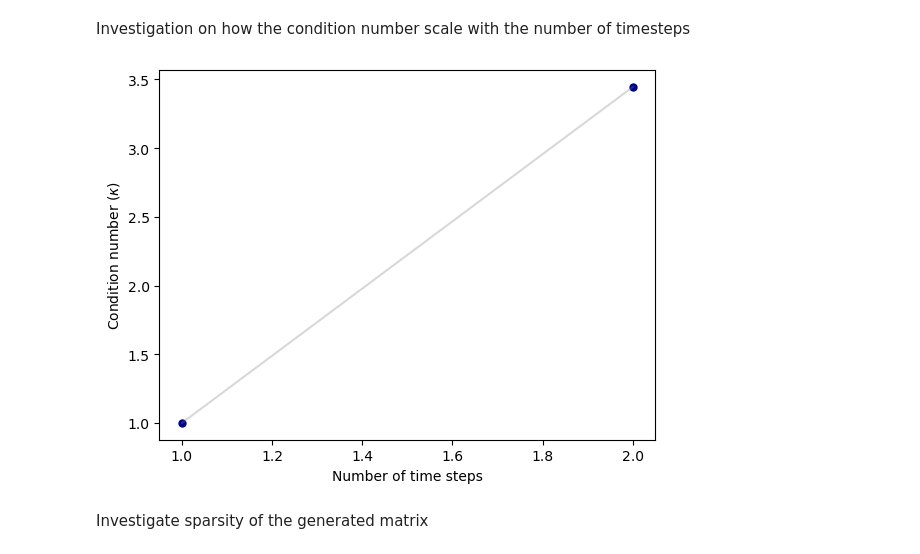
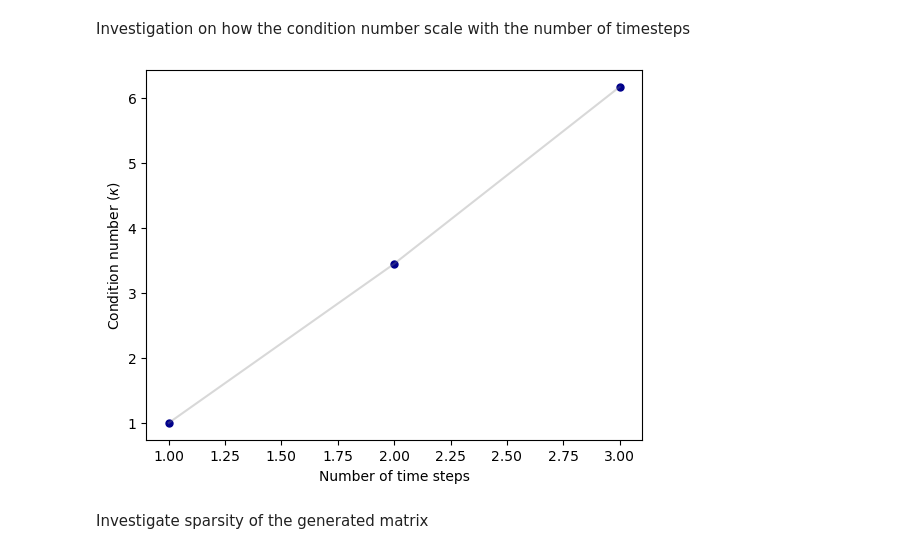
Before and after one commit to petr-ivashkov/quantech-swe-qlss, a Jupyter notebook: Full_Classical_Code.ipynb, the cells around one changed output. Cells and saved outputs as stored; diff of their text form; code cells hidden in the pictures.

```diff
--- a/Full_Classical_Code.ipynb
+++ b/Full_Classical_Code.ipynb
@@ -293,35 +293,35 @@ Investigation on how the condition number scale with the number of timesteps
 # %%
 N_grid = 4
 h_init = [1,1,1.01,1.01]
 u_init = [0,0,0,0]
 
-time_steps = range(1, 3)
+time_steps = range(1, 4)
 condition_numbers = []
 
 # Loop over different numbers of time steps
 for N_time in tqdm(time_steps):
     Gen = LBM_2_Carlemann1(N_grid, h_init, u_init)
     F1, F2, F3, f1, f2, f3 = Gen.gen_F()
     A11, A12, A13, A22, A23, A33 = Gen.gen_A(F1, F2, F3)
     Cc = Gen.gen_collision(A11, A12, A13, A22, A23, A33)
     Cs, B11, B22, B33, S = Gen.gen_streaming()
     CL_LBE_Matrix = Cc + Cs
     delta_t = Gen.delta_t
     Lin_Euler_Matrix = embed_matrix(CL_LBE_Matrix, delta_t, N_time)
 
     # Calculate and store the condition number
     cond_number = np.linalg.cond(Lin_Euler_Matrix)
     condition_numbers.append(cond_number)
 
 # Plot condition number vs. time steps
 plt.figure()
 plt.plot(time_steps, condition_numbers, linestyle='-', alpha=0.3, color='gray')
 plt.scatter(time_steps, condition_numbers, s=25, color='darkblue')
 plt.xlabel("Number of time steps")
 plt.ylabel("Condition number ($\kappa$)")
 plt.show()
 # %% [output]
-[figure, old version]
+[figure, new version]
 # %% [markdown]
 Investigate sparsity of the generated matrix
 # %%
```
Also changed, not shown: parts of 2 cells of this notebook, 1 other file.
